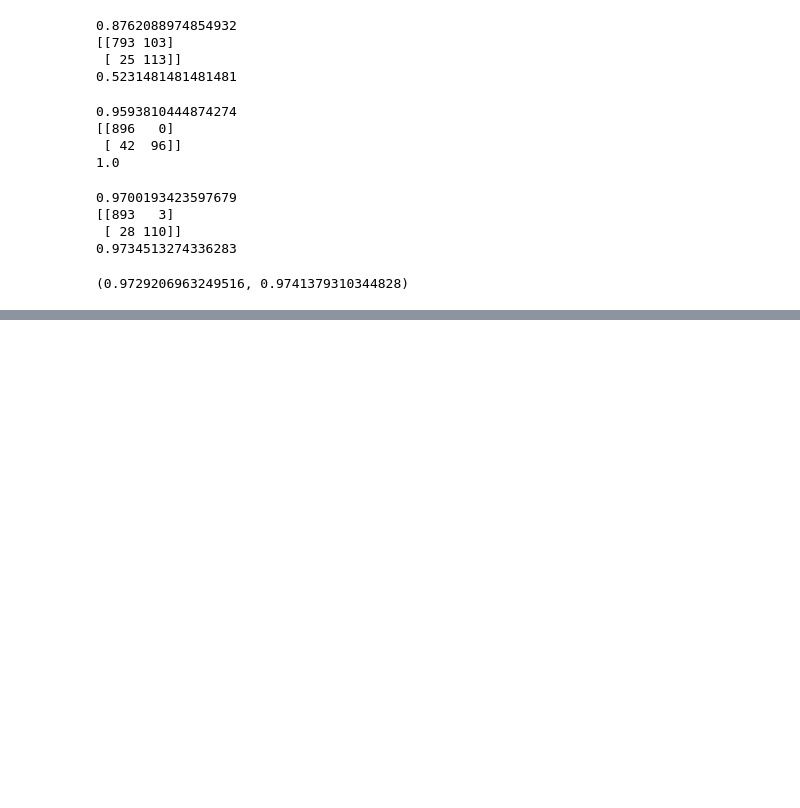
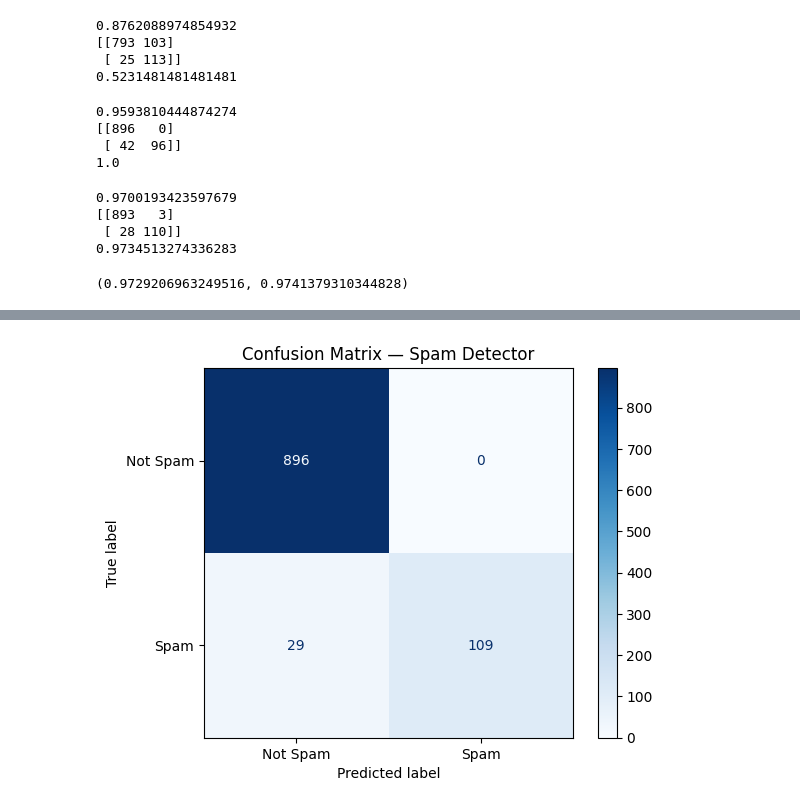
Before and after one commit to maheen8q/spam-detector, a Jupyter notebook: spam-detection.ipynb, the cells around one changed output, grey strips where cells are left out. Cells and saved outputs as stored; diff of their text form; code cells hidden in the pictures; blank space fills up the shorter version.

```diff
--- a/spam-detection.ipynb
+++ b/spam-detection.ipynb
@@ -583,0 +553,10 @@ pickle.dump(rfc, open('model.pkl', 'wb'))
+# %%
+cm = confusion_matrix(y_test, y_pred)
+disp = ConfusionMatrixDisplay(confusion_matrix=cm, display_labels=["Not Spam", "Spam"])
+# %%
+disp.plot(cmap="Blues")
+plt.title("Confusion Matrix — Spam Detector")
+plt.savefig("confusion_matrix.png", dpi=150, bbox_inches="tight")
+plt.show()
+# %% [output]
+[figure, added]
```
Also changed, not shown: parts of 15 cells of this notebook.
